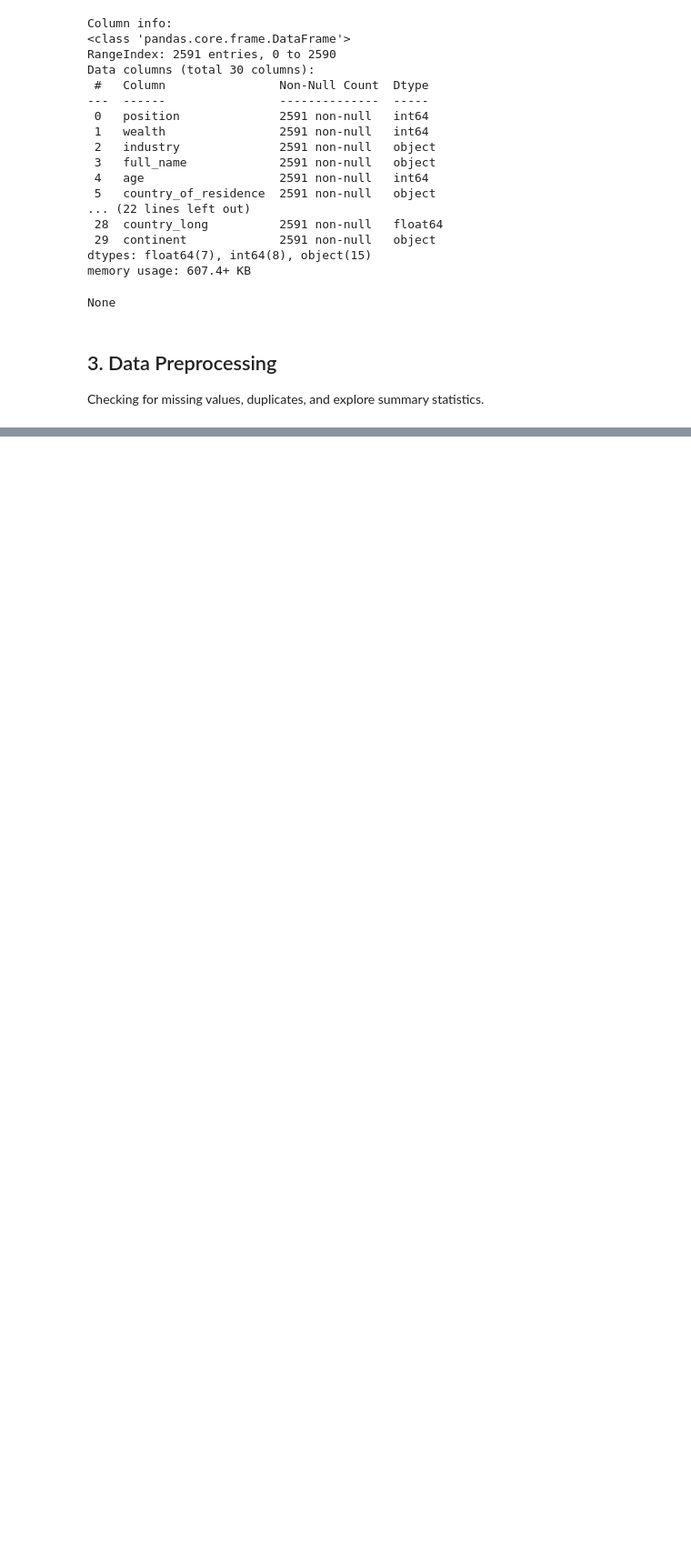
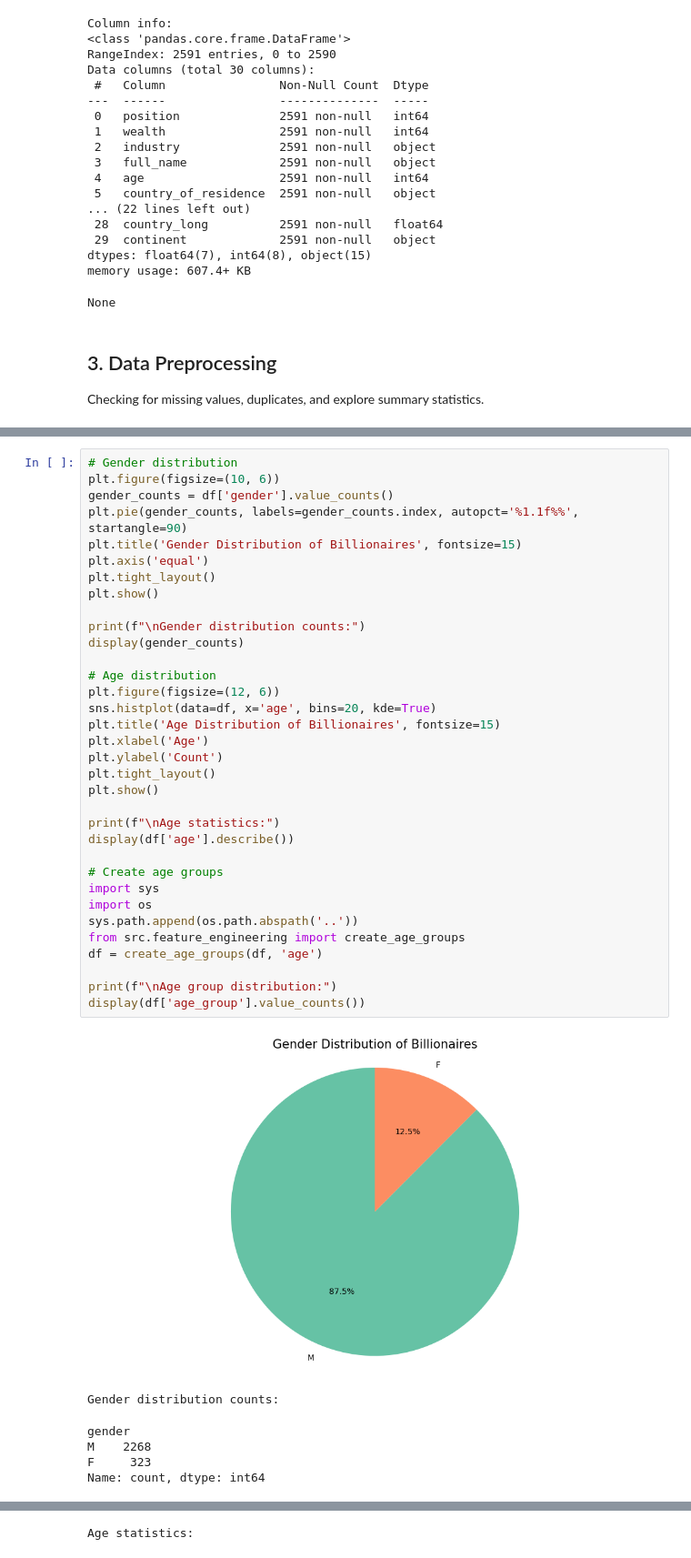
Before and after one commit to namdavid2904/billionaires-wealth-analysis, a Jupyter notebook: notebooks/01_data_exploration.ipynb, the cells around one changed output, grey strips where cells are left out. Shown: that part at 91% size. Cells and saved outputs as stored; diff of their text form; blank space fills up the shorter version.

Commit message:
Analyze demographic characteristics of billionaires

```diff
--- a/notebooks/01_data_exploration.ipynb
+++ b/notebooks/01_data_exploration.ipynb
@@ -101,0 +105,41 @@ Summary statistics for numerical columns:
+# %%
+# Gender distribution
+plt.figure(figsize=(10, 6))
+gender_counts = df['gender'].value_counts()
+plt.pie(gender_counts, labels=gender_counts.index, autopct='%1.1f%%', startangle=90)
+plt.title('Gender Distribution of Billionaires', fontsize=15)
+plt.axis('equal')
+plt.tight_layout()
+plt.show()
+
+print(f"\nGender distribution counts:")
+display(gender_counts)
+
+# Age distribution
+plt.figure(figsize=(12, 6))
+sns.histplot(data=df, x='age', bins=20, kde=True)
+plt.title('Age Distribution of Billionaires', fontsize=15)
+plt.xlabel('Age')
+plt.ylabel('Count')
+plt.tight_layout()
+plt.show()
+
+print(f"\nAge statistics:")
+display(df['age'].describe())
+
+# Create age groups
+import sys
+import os
+sys.path.append(os.path.abspath('..'))
+from src.feature_engineering import create_age_groups
+df = create_age_groups(df, 'age')
+
+print(f"\nAge group distribution:")
+display(df['age_group'].value_counts())
+# %% [output]
+[figure, added]
+Gender distribution counts:
+gender
+M    2268
+F     323
+Name: count, dtype: int64
@@ -101,0 +147 @@ Summary statistics for numerical columns:
+Age statistics:
```
Also changed, not shown: parts of 2 cells of this notebook.
